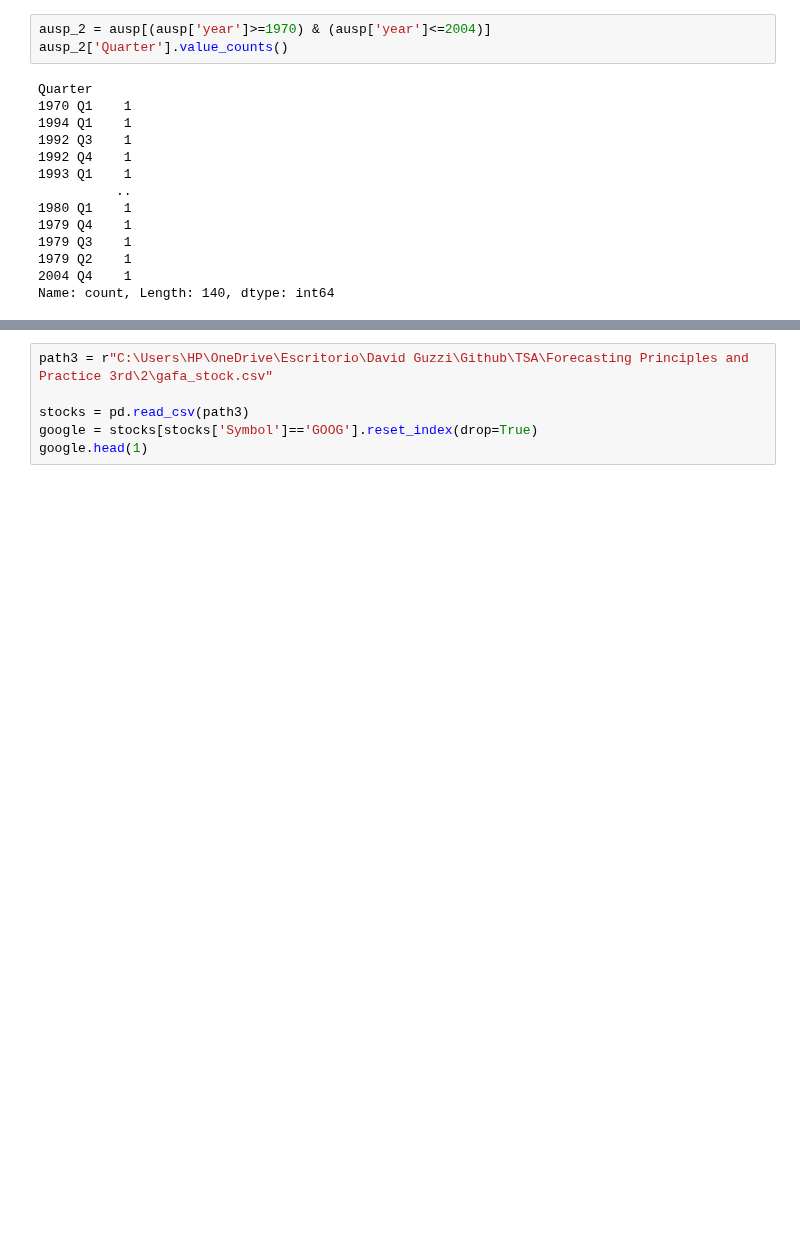
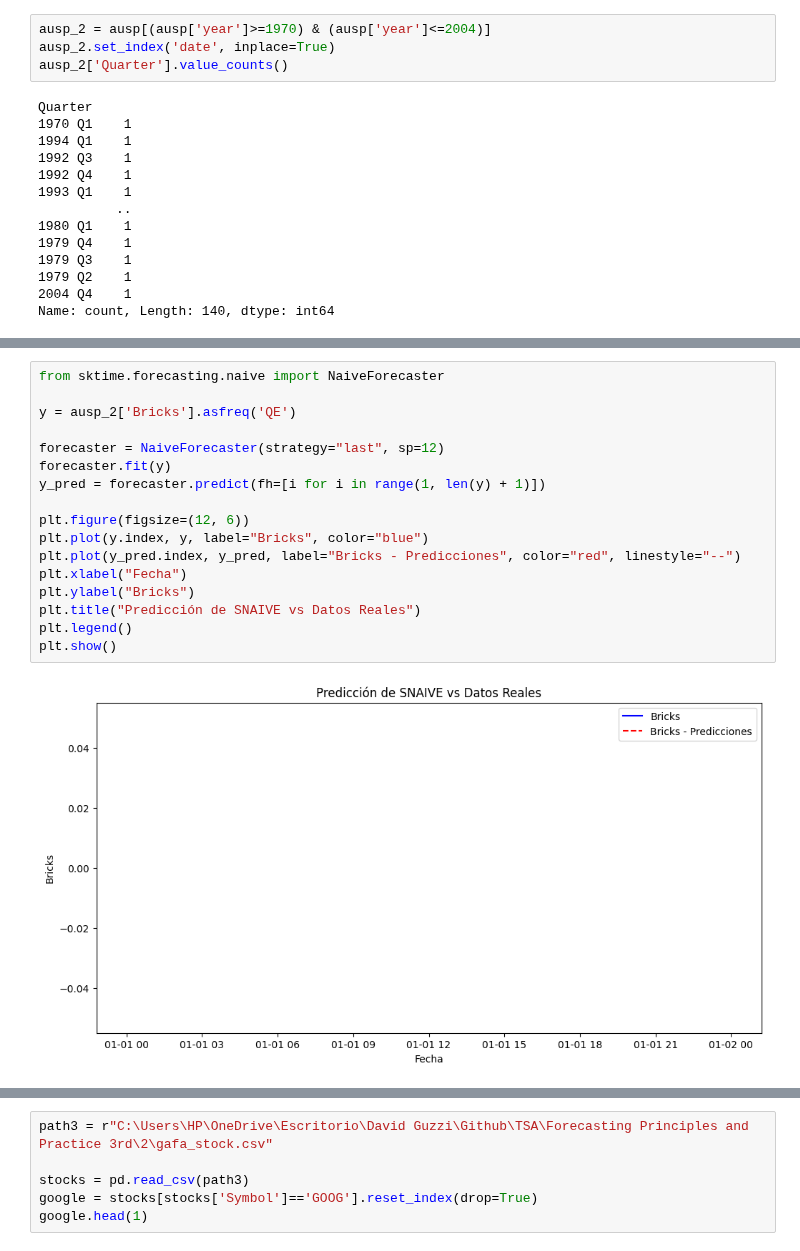
Before and after one commit to DavidGuzzi/TSA, a Jupyter notebook: Forecasting Principles and Practice 3rd/2/5.ipynb, the cells around one changed output, grey strips where cells are left out. Saved outputs shown, nothing was run; the diff lists cells and outputs as text; blank space fills up the shorter version.

```diff
--- a/Forecasting Principles and Practice 3rd/2/5.ipynb
+++ b/Forecasting Principles and Practice 3rd/2/5.ipynb
@@ -159,6 +159,7 @@ ausp.head()
 | 4 | 1957 Q1 | 262 | 5577.0 | 187.0 | 529 | 4339 | 5 | 1957 | 1957-01-03 |
 # %%
 ausp_2 = ausp[(ausp['year']>=1970) & (ausp['year']<=2004)]
+ausp_2.set_index('date', inplace=True)
 ausp_2['Quarter'].value_counts()
 # %% [output]
 Quarter
@@ -200,0 +211,19 @@ plt.show()
+# %%
+from sktime.forecasting.naive import NaiveForecaster
+
+y = ausp_2['Bricks'].asfreq('QE')
+
+forecaster = NaiveForecaster(strategy="last", sp=12)
+forecaster.fit(y)
+y_pred = forecaster.predict(fh=[i for i in range(1, len(y) + 1)])
+
+plt.figure(figsize=(12, 6))
+plt.plot(y.index, y, label="Bricks", color="blue")
+plt.plot(y_pred.index, y_pred, label="Bricks - Predicciones", color="red", linestyle="--")
+plt.xlabel("Fecha")
+plt.ylabel("Bricks")
+plt.title("Predicción de SNAIVE vs Datos Reales")
+plt.legend()
+plt.show()
+# %% [output]
+[figure, added]
```
Also changed, not shown: parts of 4 cells of this notebook.
